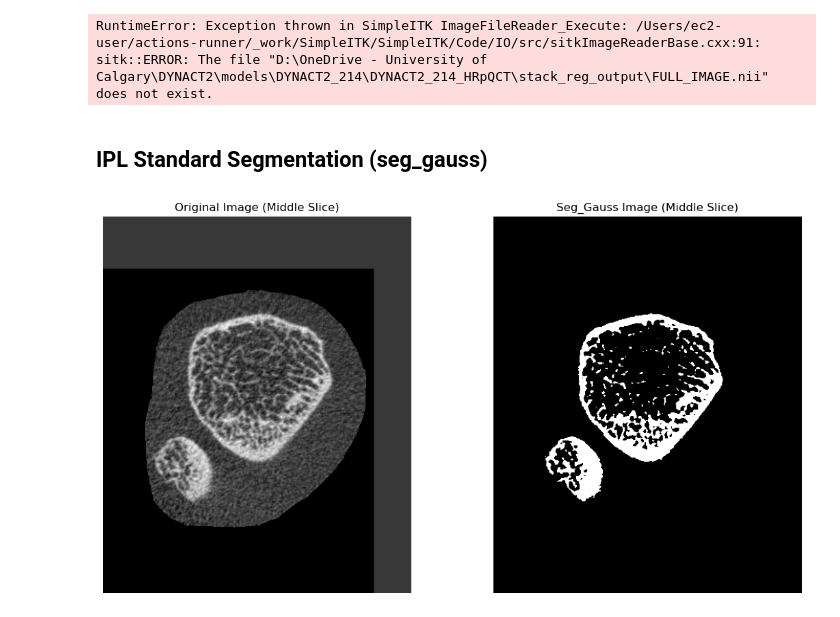
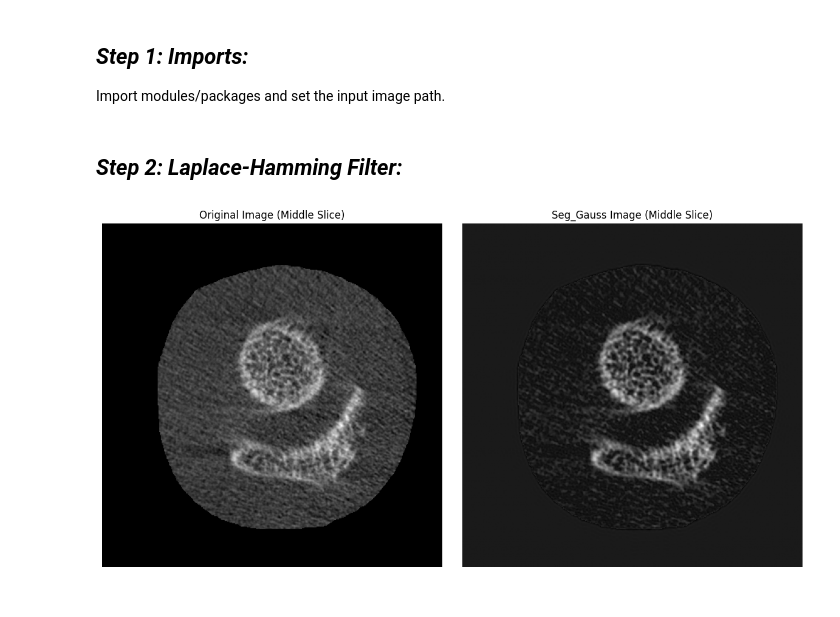
Before and after one commit to ORMIR-XCT/ORMIR_XCT, a Jupyter notebook: examples/Laplace_Hamming_Filter.ipynb, the cells around one changed output. Drawn from its saved outputs; the diff is of its cells as text; code cells hidden in the pictures.

```diff
--- a/examples/Laplace_Hamming_Filter.ipynb
+++ b/examples/Laplace_Hamming_Filter.ipynb
@@ -7 +27,6 @@
+# %% [markdown]
+<a name="imports"></a>
+## *Step 1: Imports:*
+
+Import modules/packages and set the input image path.
 # %%
@@ -24,37 +40,33 @@ from ormir_xct.segmentation import autocontour
 # %%
-image = sitk.ReadImage('D:\\OneDrive - University of Calgary\\DYNACT2\\models\\DYNACT2_214\\DYNACT2_214_HRpQCT\\stack_reg_output\\FULL_IMAGE.nii')
-peri = sitk.ReadImage('D:\\OneDrive - University of Calgary\\DYNACT2\\models\\DYNACT2_214\\DYNACT2_214_HRpQCT\\stack_reg_output\\FULL_IMAGE_MASK.nii')
+joint_seg_path = os.path.join("images", "GRAY_JOINT.nii")
+output_path = "images"
 
-image_np = sitk.GetArrayFromImage(image)
-peri_np = sitk.GetArrayFromImage(peri)
+gray_img = sitk.ReadImage(joint_seg_path, sitk.sitkFloat32)
+gray_img_np = sitk.GetArrayFromImage(gray_img)
-# %% [output]
-RuntimeError: Exception thrown in SimpleITK ImageFileReader_Execute: /Users/ec2-user/actions-runner/_work/SimpleITK/SimpleITK/Code/IO/src/sitkImageReaderBase.cxx:91:
-sitk::ERROR: The file "D:\OneDrive - University of Calgary\DYNACT2\models\DYNACT2_214\DYNACT2_214_HRpQCT\stack_reg_output\FULL_IMAGE.nii" does not exist.
 # %% [markdown]
-## IPL Standard Segmentation (seg_gauss)
+<a name="lh"></a>
+## *Step 2: Laplace-Hamming Filter:*
 # %%
-masked = sitk.Mask(image, peri)
-ipl_mask = gauss_seg(masked, 1170, 10000)
-ipl_mask_np = sitk.GetArrayFromImage(ipl_mask)
+lh_image_np = fft_laplace_hamming(gray_img_np, laplace_epsilon=0.45, lp_cut_off_freq=0.3, hamming_amp=1.0)
 # %%
-slice_index = image_np.shape[0] // 2
+slice_index = lh_image_np.shape[0] // 2
 
 plt.figure(figsize=(12, 6))
 
 # Plot the original image slice
 plt.subplot(1, 2, 1)
-plt.imshow(image_np[slice_index, :, :], cmap="gray")
+plt.imshow(gray_img_np[slice_index, :, :], cmap="gray")
 plt.title("Original Image (Middle Slice)")
 plt.axis("off")
 
 # Plot the filtered image slice
 plt.subplot(1, 2, 2)
-plt.imshow(ipl_mask_np[slice_index, :, :], cmap="gray")
+plt.imshow(lh_image_np[slice_index, :, :], cmap="gray")
 plt.title("Seg_Gauss Image (Middle Slice)")
 plt.axis("off")
 
 plt.tight_layout()
 plt.show()
 # %% [output]
-[figure, old version]
+[figure, new version]
 # %% [markdown]
```
Also changed, not shown: parts of 14 cells of this notebook, 5 other files.
